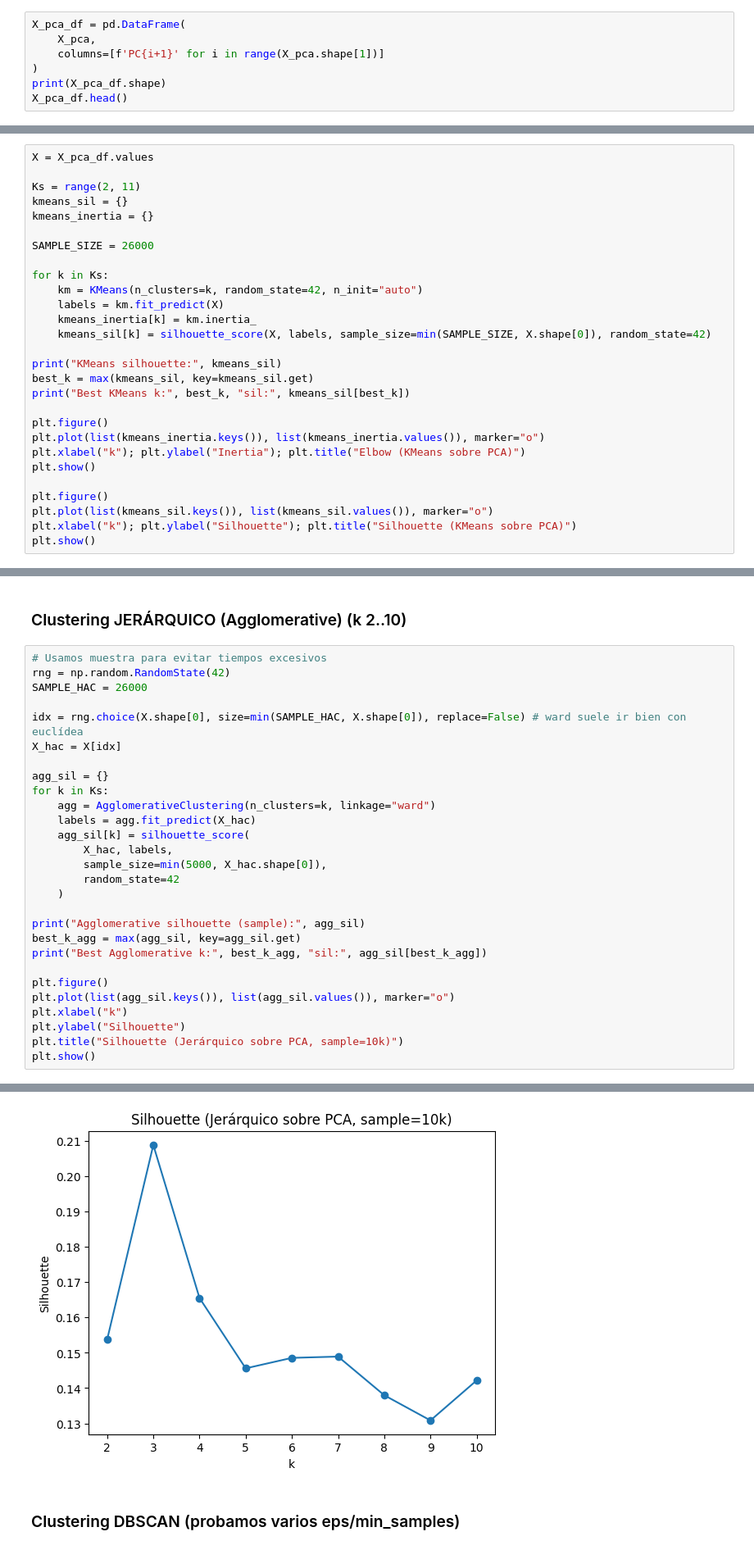
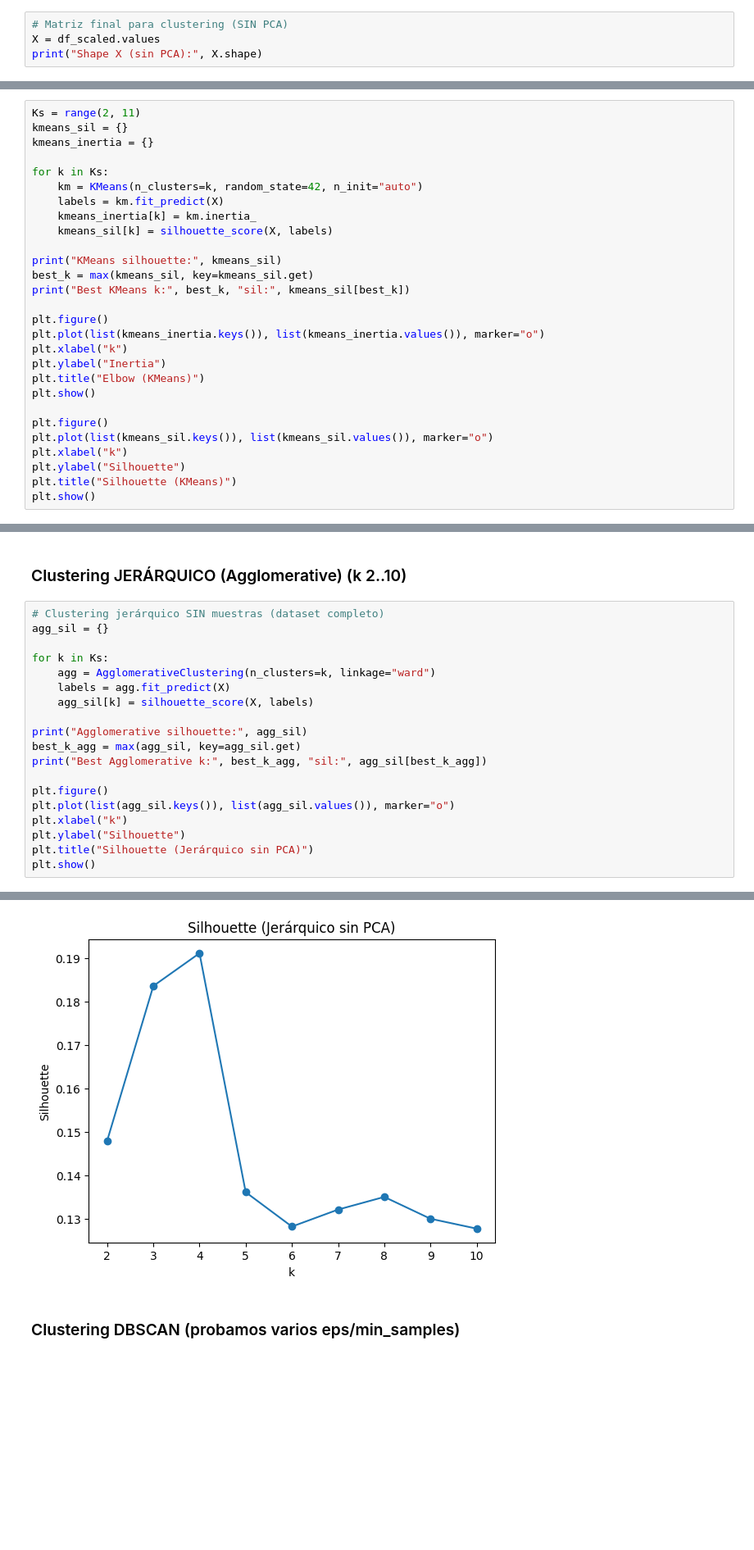
Before and after one commit to javierllorenteMon/RETO_06_VerdeOSCURO, a Jupyter notebook: 07-Clustering.ipynb, the cells around one changed output, grey strips where cells are left out. Shown at 82% size. Cells and saved outputs as stored; diff of their text form; blank space fills up the shorter version.

```diff
--- a/07-Clustering.ipynb
+++ b/07-Clustering.ipynb
@@ -84,10 +70,7 @@ Varianza explicada total: 0.9547884840620783
 # %% [markdown]
 Dataframe final con componentes principales
 # %%
-X_pca_df = pd.DataFrame(
-    X_pca,
-    columns=[f'PC{i+1}' for i in range(X_pca.shape[1])]
-)
-print(X_pca_df.shape)
-X_pca_df.head()
+# Matriz final para clustering (SIN PCA)
+X = df_scaled.values
+print("Shape X (sin PCA):", X.shape)
 # %% [output]
@@ -102,19 +78,15 @@ X_pca_df.head()
 # %% [markdown]
 ### Clustering KMEANS (k 2..10)
 # %%
-X = X_pca_df.values
-
 Ks = range(2, 11)
 kmeans_sil = {}
 kmeans_inertia = {}
-
-SAMPLE_SIZE = 26000
 
 for k in Ks:
     km = KMeans(n_clusters=k, random_state=42, n_init="auto")
     labels = km.fit_predict(X)
     kmeans_inertia[k] = km.inertia_
-    kmeans_sil[k] = silhouette_score(X, labels, sample_size=min(SAMPLE_SIZE, X.shape[0]), random_state=42)
+    kmeans_sil[k] = silhouette_score(X, labels)
 
 print("KMeans silhouette:", kmeans_sil)
 best_k = max(kmeans_sil, key=kmeans_sil.get)
@@ -122,11 +94,15 @@ print("Best KMeans k:", best_k, "sil:", kmeans_sil[best_k])
 
 plt.figure()
 plt.plot(list(kmeans_inertia.keys()), list(kmeans_inertia.values()), marker="o")
-plt.xlabel("k"); plt.ylabel("Inertia"); plt.title("Elbow (KMeans sobre PCA)")
+plt.xlabel("k")
+plt.ylabel("Inertia")
+plt.title("Elbow (KMeans)")
 plt.show()
 
 plt.figure()
 plt.plot(list(kmeans_sil.keys()), list(kmeans_sil.values()), marker="o")
-plt.xlabel("k"); plt.ylabel("Silhouette"); plt.title("Silhouette (KMeans sobre PCA)")
+plt.xlabel("k")
+plt.ylabel("Silhouette")
+plt.title("Silhouette (KMeans)")
 plt.show()
 # %% [output]
@@ -137,24 +113,15 @@ Best KMeans k: 3 sil: 0.20852807608189383
 # %% [markdown]
 ### Clustering JERÁRQUICO (Agglomerative) (k 2..10)
 # %%
-# Usamos muestra para evitar tiempos excesivos
-rng = np.random.RandomState(42)
-SAMPLE_HAC = 26000
+# Clustering jerárquico SIN muestras (dataset completo)
+agg_sil = {}
 
-idx = rng.choice(X.shape[0], size=min(SAMPLE_HAC, X.shape[0]), replace=False) # ward suele ir bien con euclídea
-X_hac = X[idx]
-
-agg_sil = {}
 for k in Ks:
     agg = AgglomerativeClustering(n_clusters=k, linkage="ward")
-    labels = agg.fit_predict(X_hac)
-    agg_sil[k] = silhouette_score(
-        X_hac, labels,
-        sample_size=min(5000, X_hac.shape[0]),
-        random_state=42
-    )
+    labels = agg.fit_predict(X)
+    agg_sil[k] = silhouette_score(X, labels)
 
-print("Agglomerative silhouette (sample):", agg_sil)
+print("Agglomerative silhouette:", agg_sil)
 best_k_agg = max(agg_sil, key=agg_sil.get)
 print("Best Agglomerative k:", best_k_agg, "sil:", agg_sil[best_k_agg])
 
@@ -162,6 +129,6 @@ plt.figure()
 plt.plot(list(agg_sil.keys()), list(agg_sil.values()), marker="o")
 plt.xlabel("k")
 plt.ylabel("Silhouette")
-plt.title("Silhouette (Jerárquico sobre PCA, sample=10k)")
+plt.title("Silhouette (Jerárquico sin PCA)")
 plt.show()
 # %% [output]
@@ -170,4 +137,4 @@ Best Agglomerative k: 3 sil: 0.208773799276555
-[figure, old version]
+[figure, new version]
 # %% [markdown]
 ### Clustering DBSCAN (probamos varios eps/min_samples)
 # %%
```
Also changed, not shown: parts of 9 cells of this notebook.
